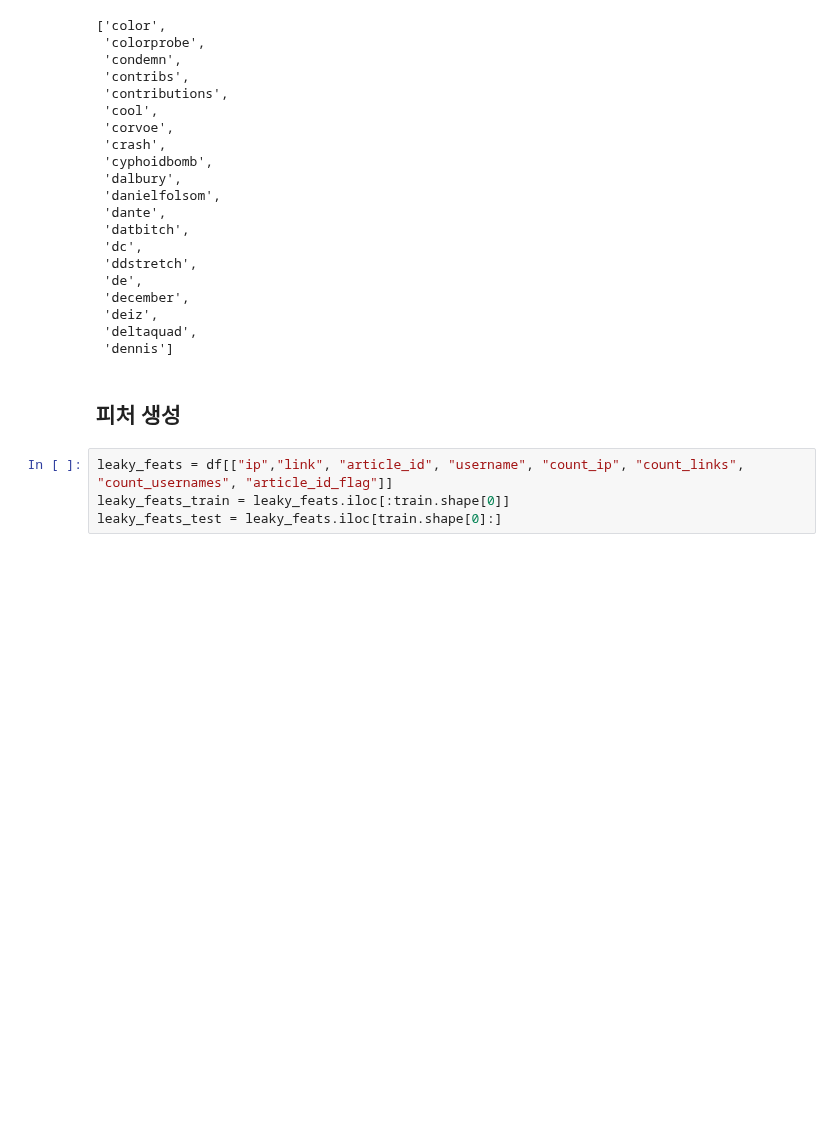
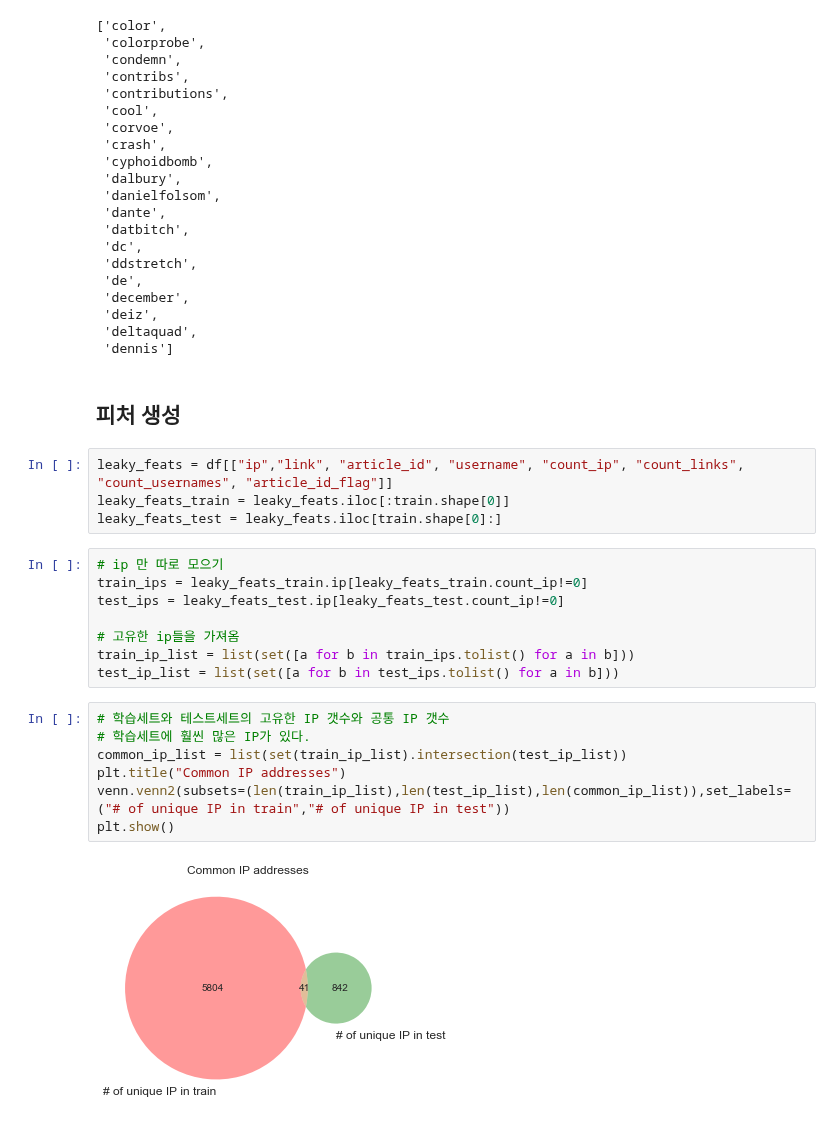
Before and after one commit to corazzon/KaggleStruggle, a Jupyter notebook: jigsaw-toxic-comment-classification-challenge/eda.ipynb, the cells around one changed output. Drawn from its saved outputs; the diff is of its cells as text; blank space fills up the shorter version.

```diff
--- a/jigsaw-toxic-comment-classification-challenge/eda.ipynb
+++ b/jigsaw-toxic-comment-classification-challenge/eda.ipynb
@@ -446,3 +447,20 @@ cv.get_feature_names()[100:120]
 leaky_feats = df[["ip","link", "article_id", "username", "count_ip", "count_links", "count_usernames", "article_id_flag"]]
 leaky_feats_train = leaky_feats.iloc[:train.shape[0]]
 leaky_feats_test = leaky_feats.iloc[train.shape[0]:]
+# %%
+# ip 만 따로 모으기
+train_ips = leaky_feats_train.ip[leaky_feats_train.count_ip!=0]
+test_ips = leaky_feats_test.ip[leaky_feats_test.count_ip!=0]
+
+# 고유한 ip들을 가져옴
+train_ip_list = list(set([a for b in train_ips.tolist() for a in b]))
+test_ip_list = list(set([a for b in test_ips.tolist() for a in b]))
+# %%
+# 학습세트와 테스트세트의 고유한 IP 갯수와 공통 IP 갯수
+# 학습세트에 훨씬 많은 IP가 있다.
+common_ip_list = list(set(train_ip_list).intersection(test_ip_list))
+plt.title("Common IP addresses")
+venn.venn2(subsets=(len(train_ip_list),len(test_ip_list),len(common_ip_list)),set_labels=("# of unique IP in train","# of unique IP in test"))
+plt.show()
+# %% [output]
+[figure, added]
```
Also changed, not shown: parts of 3 cells of this notebook.
